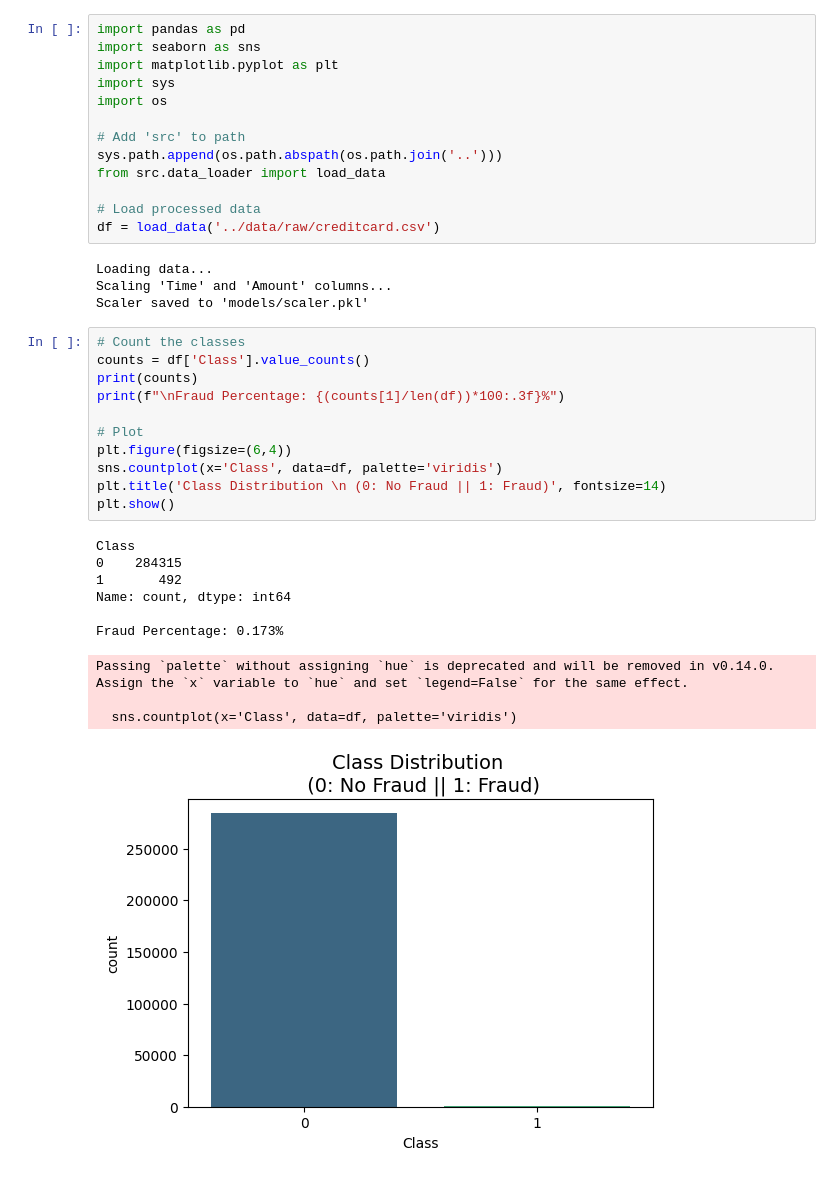
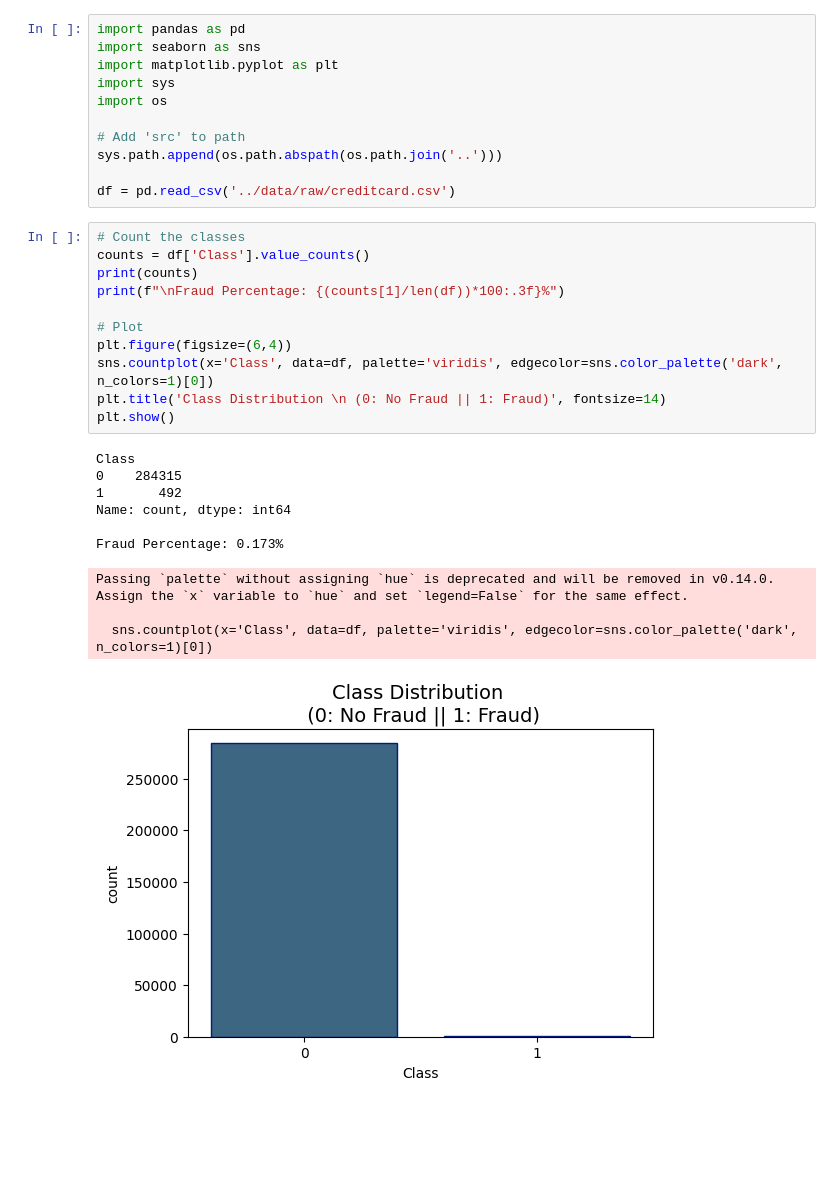
Before and after one commit to rahulsiiitm/Credit_card_fraud_detection, a Jupyter notebook: notebooks/01_EDA.ipynb, the cells around one changed output. Saved outputs shown, nothing was run; the diff lists cells and outputs as text; blank space fills up the shorter version.

```diff
--- a/notebooks/01_EDA.ipynb
+++ b/notebooks/01_EDA.ipynb
@@ -7,36 +7,30 @@ import os
 
 # Add 'src' to path
 sys.path.append(os.path.abspath(os.path.join('..')))
-from src.data_loader import load_data
 
-# Load processed data
-df = load_data('../data/raw/creditcard.csv')
+df = pd.read_csv('../data/raw/creditcard.csv')
-# %% [output]
-Loading data...
-Scaling 'Time' and 'Amount' columns...
-Scaler saved to 'models/scaler.pkl'
 # %%
 # Count the classes
 counts = df['Class'].value_counts()
 print(counts)
 print(f"\nFraud Percentage: {(counts[1]/len(df))*100:.3f}%")
 
 # Plot
 plt.figure(figsize=(6,4))
-sns.countplot(x='Class', data=df, palette='viridis')
+sns.countplot(x='Class', data=df, palette='viridis', edgecolor=sns.color_palette('dark', n_colors=1)[0])
 plt.title('Class Distribution \n (0: No Fraud || 1: Fraud)', fontsize=14)
 plt.show()
 # %% [output]
 Class
 0    284315
 1       492
 Name: count, dtype: int64
 
 Fraud Percentage: 0.173%
 Passing `palette` without assigning `hue` is deprecated and will be removed in v0.14.0. Assign the `x` variable to `hue` and set `legend=False` for the same effect.
 
-  sns.countplot(x='Class', data=df, palette='viridis')
+  sns.countplot(x='Class', data=df, palette='viridis', edgecolor=sns.color_palette('dark', n_colors=1)[0])
-[figure, old version]
+[figure, new version]
 # %%
 # Let's see which features correlate most with Fraud (Class)
 plt.figure(figsize=(20,10))
```
Also changed, not shown: parts of 1 cell of this notebook, 2 other files.
